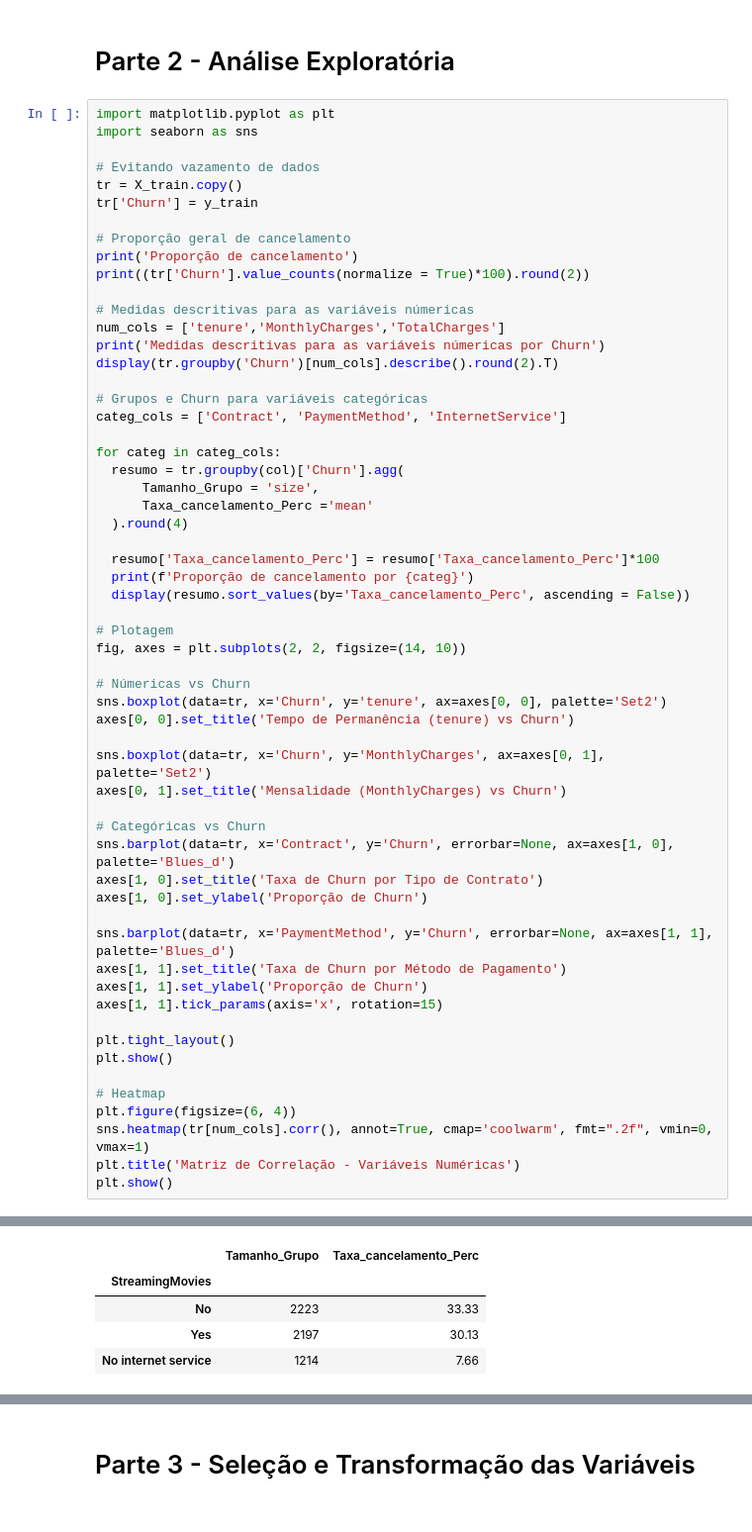
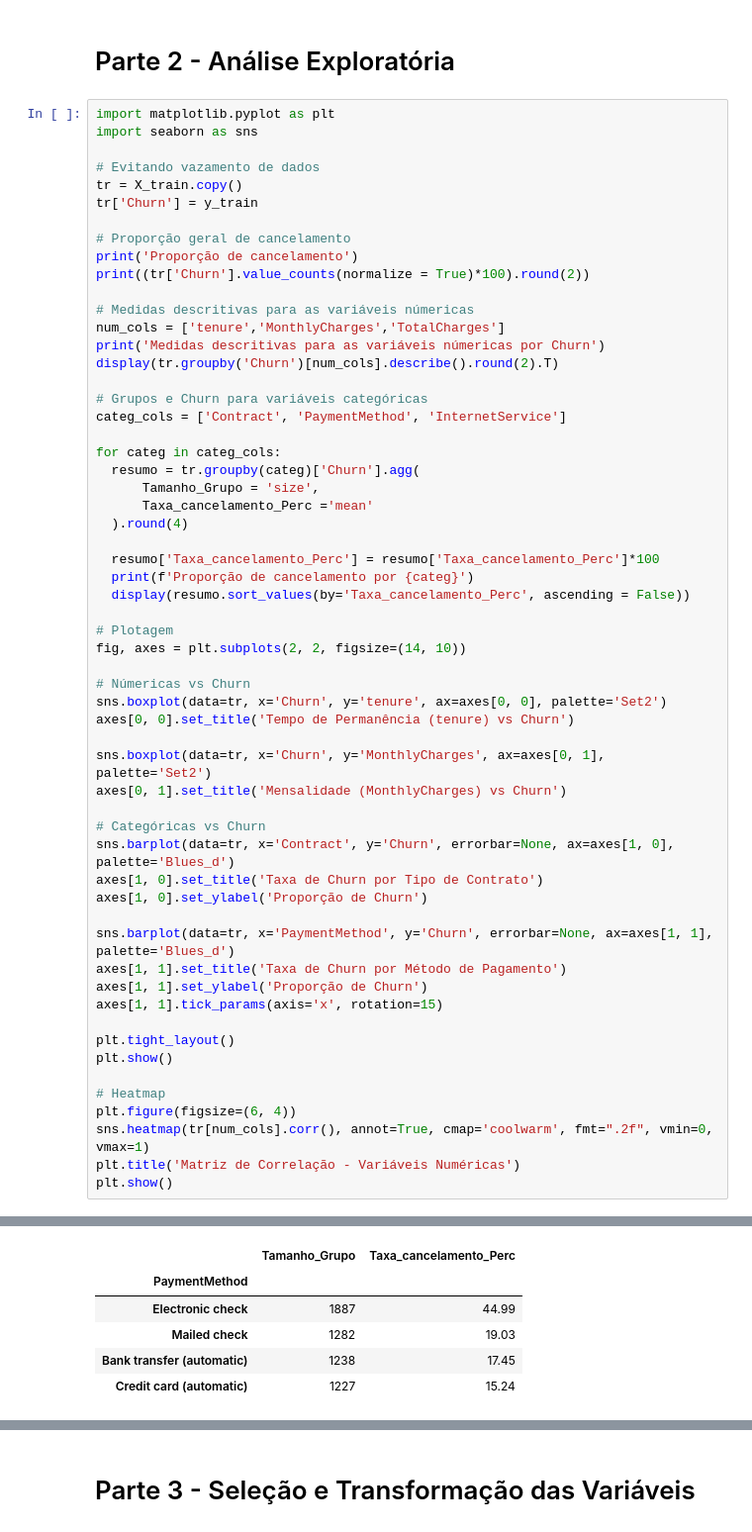
Before and after one commit to VictorTrasancos/Telco-Customer-Churn, a Jupyter notebook: Telco_Customer.ipynb, the cells around one changed output, grey strips where cells are left out. Shown at 99% size. Saved outputs shown, nothing was run; the diff lists cells and outputs as text.

```diff
--- a/Telco_Customer.ipynb
+++ b/Telco_Customer.ipynb
@@ -116,7 +116,7 @@ display(tr.groupby('Churn')[num_cols].describe().round(2).T)
 categ_cols = ['Contract', 'PaymentMethod', 'InternetService']
 
 for categ in categ_cols:
-  resumo = tr.groupby(col)['Churn'].agg(
+  resumo = tr.groupby(categ)['Churn'].agg(
       Tamanho_Grupo = 'size',
       Taxa_cancelamento_Perc ='mean'
   ).round(4)
@@ -186,8 +186,9 @@ Proporção de cancelamento por Contract
 Proporção de cancelamento por PaymentMethod
 |  | Tamanho_Grupo | Taxa_cancelamento_Perc |
-| StreamingMovies |  |  |
-| No | 2223 | 33.33 |
-| Yes | 2197 | 30.13 |
-| No internet service | 1214 | 7.66 |
+| PaymentMethod |  |  |
+| Electronic check | 1887 | 44.99 |
+| Mailed check | 1282 | 19.03 |
+| Bank transfer (automatic) | 1238 | 17.45 |
+| Credit card (automatic) | 1227 | 15.24 |
 Proporção de cancelamento por InternetService
 |  | Tamanho_Grupo | Taxa_cancelamento_Perc |
```
Also changed, not shown: parts of 3 cells of this notebook.
